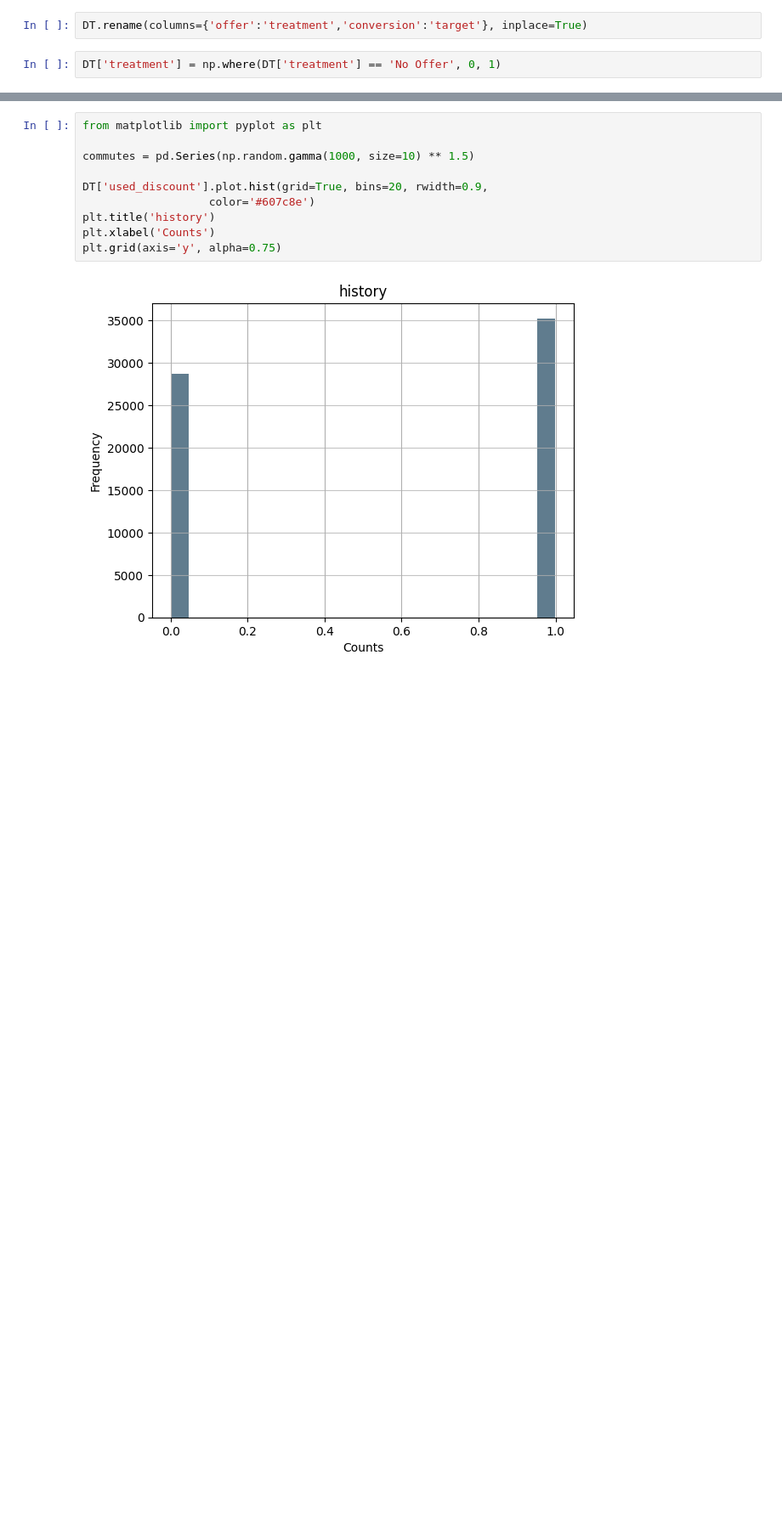
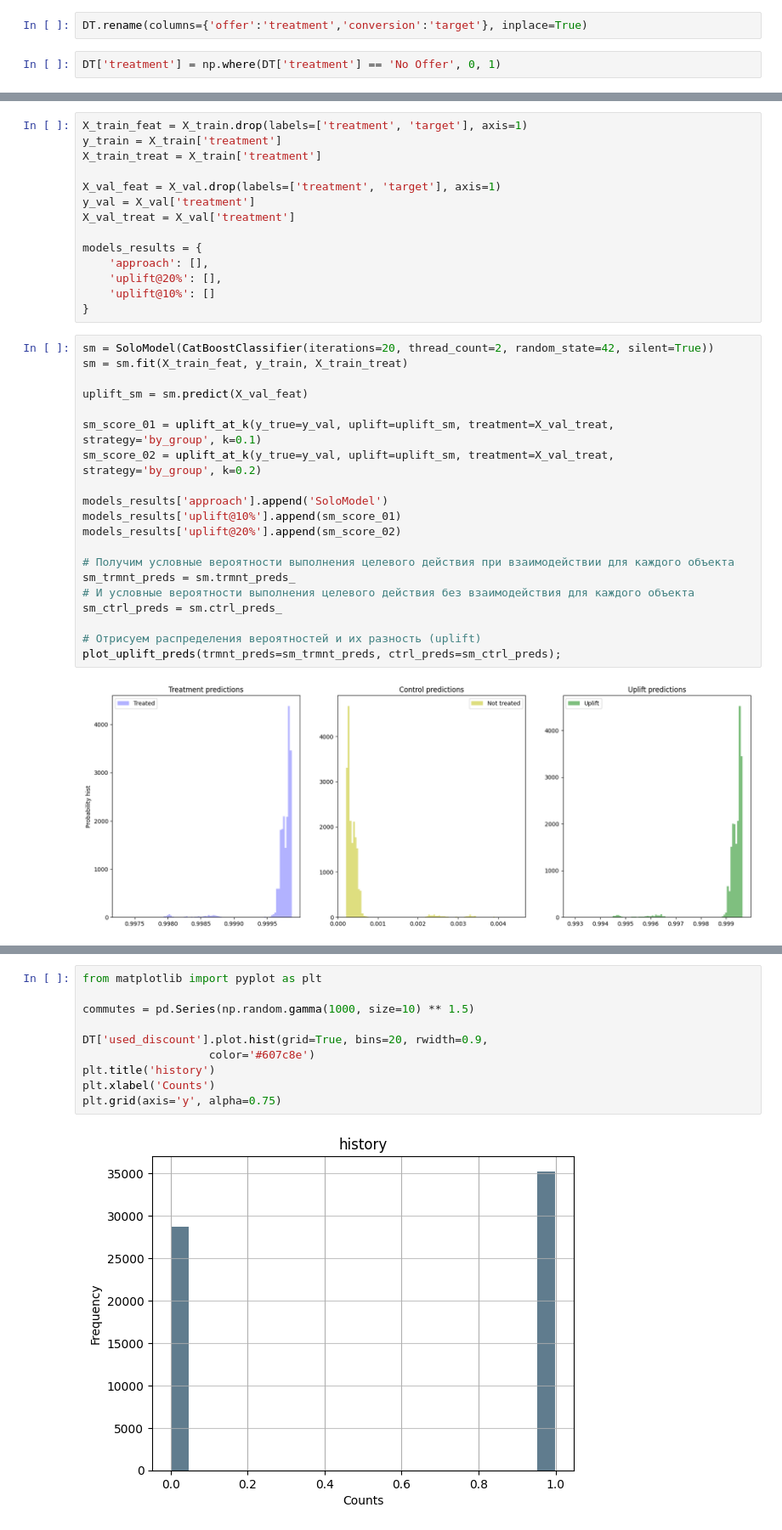
Before and after one commit to Anbionchik/Git_brain_lessons, a Jupyter notebook: Algorythms_in_business/Les4/webinar4.ipynb, the cells around one changed output, grey strips where cells are left out. Shown: that part at 85% size. Cells and saved outputs as stored; diff of their text form; blank space fills up the shorter version.

```diff
--- a/Algorythms_in_business/Les4/webinar4.ipynb
+++ b/Algorythms_in_business/Les4/webinar4.ipynb
@@ -367,0 +435,36 @@ X_train, y_train, X_test, y_test = train_test_split(DT.drop('target', axis=1), D
+# %%
+X_train_feat = X_train.drop(labels=['treatment', 'target'], axis=1)
+y_train = X_train['treatment']
+X_train_treat = X_train['treatment']
+
+X_val_feat = X_val.drop(labels=['treatment', 'target'], axis=1)
+y_val = X_val['treatment']
+X_val_treat = X_val['treatment']
+
+models_results = {
+    'approach': [],
+    'uplift@20%': [],
+    'uplift@10%': []
+}
+# %%
+sm = SoloModel(CatBoostClassifier(iterations=20, thread_count=2, random_state=42, silent=True))
+sm = sm.fit(X_train_feat, y_train, X_train_treat)
+
+uplift_sm = sm.predict(X_val_feat)
+
+sm_score_01 = uplift_at_k(y_true=y_val, uplift=uplift_sm, treatment=X_val_treat, strategy='by_group', k=0.1)
+sm_score_02 = uplift_at_k(y_true=y_val, uplift=uplift_sm, treatment=X_val_treat, strategy='by_group', k=0.2)
+
+models_results['approach'].append('SoloModel')
+models_results['uplift@10%'].append(sm_score_01)
+models_results['uplift@20%'].append(sm_score_02)
+
+# Получим условные вероятности выполнения целевого действия при взаимодействии для каждого объекта
+sm_trmnt_preds = sm.trmnt_preds_
+# И условные вероятности выполнения целевого действия без взаимодействия для каждого объекта
+sm_ctrl_preds = sm.ctrl_preds_
+
+# Отрисуем распределения вероятностей и их разность (uplift)
+plot_uplift_preds(trmnt_preds=sm_trmnt_preds, ctrl_preds=sm_ctrl_preds);
+# %% [output]
+[figure, added]
```
Also changed, not shown: parts of 16 cells of this notebook.
